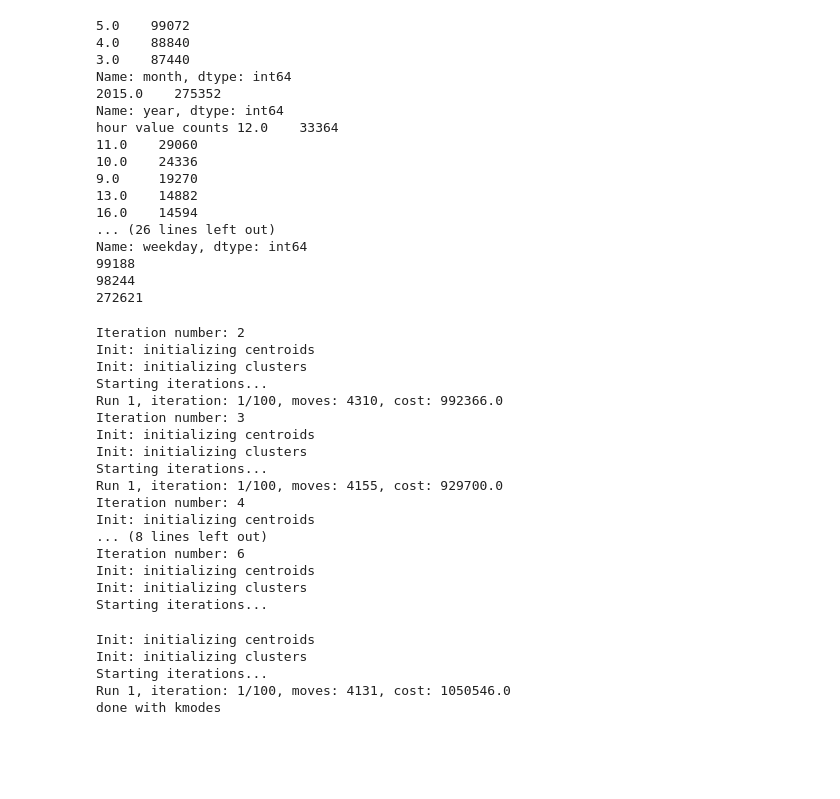
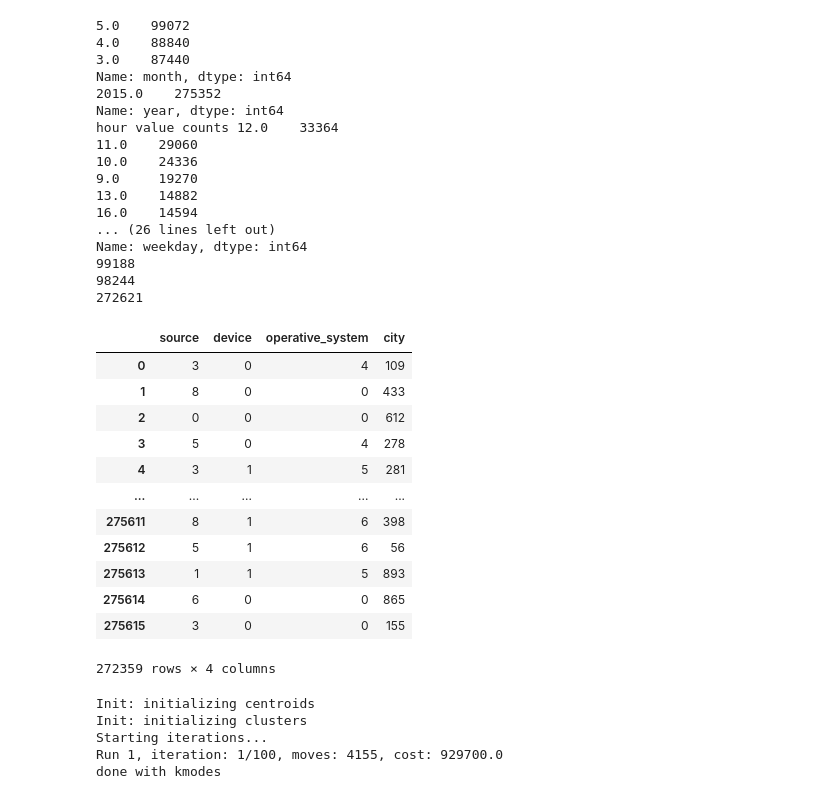
Before and after one commit to chiaracapuano/Capuano_Chiara_softwarePricing, a Jupyter notebook: Capuano_Chiara_softwarePricing.ipynb, the cells around one changed output. Cells and saved outputs as stored; diff of their text form; code cells hidden in the pictures; blank space fills up the shorter version.

```diff
--- a/Capuano_Chiara_softwarePricing.ipynb
+++ b/Capuano_Chiara_softwarePricing.ipynb
@@ -72,11 +72,28 @@ Name: weekday, dtype: int64
 # %%
 from sklearn import preprocessing
 df_enc = df.drop(columns=['test'])
 to_encode = ['source', 'device', 'operative_system', 'city']
 le = preprocessing.LabelEncoder()
 
-for i in to_encode:
-    df_enc[i] = le.fit_transform(df_enc[i])
+
+df_enc[to_encode].apply(le.fit_transform)
+
+#for i in to_encode:
+#    df_enc[i] = le.fit_transform(df_enc[i])
+# %% [output]
+|  | source | device | operative_system | city |
+| 0 | 3 | 0 | 4 | 109 |
+| 1 | 8 | 0 | 0 | 433 |
+| 2 | 0 | 0 | 0 | 612 |
+| 3 | 5 | 0 | 4 | 278 |
+| 4 | 3 | 1 | 5 | 281 |
+| ... | ... | ... | ... | ... |
+| 275611 | 8 | 1 | 6 | 398 |
+| 275612 | 5 | 1 | 6 | 56 |
+| 275613 | 1 | 1 | 5 | 893 |
+| 275614 | 6 | 0 | 0 | 865 |
+| 275615 | 3 | 0 | 0 | 155 |
+272359 rows × 4 columns
 # %%
 from kmodes.kmodes import KModes
 
@@ -93,24 +110,6 @@ import matplotlib.pyplot as plt
 
 plt.plot(y,cost)
 plt.show()
-# %% [output]
-Iteration number: 2
-Init: initializing centroids
-Init: initializing clusters
-Starting iterations...
-Run 1, iteration: 1/100, moves: 4310, cost: 992366.0
-Iteration number: 3
-Init: initializing centroids
-Init: initializing clusters
-Starting iterations...
-Run 1, iteration: 1/100, moves: 4155, cost: 929700.0
-Iteration number: 4
-Init: initializing centroids
-... (8 lines left out)
-Iteration number: 6
-Init: initializing centroids
-Init: initializing clusters
-Starting iterations...
 # %%
 #choose k=3
 km = KModes(n_clusters=3, n_init = 1, verbose=1)
@@ -121,6 +120,6 @@ print('done with kmodes')
 Init: initializing centroids
 Init: initializing clusters
 Starting iterations...
-Run 1, iteration: 1/100, moves: 4131, cost: 1050546.0
+Run 1, iteration: 1/100, moves: 4155, cost: 929700.0
 done with kmodes
 # %%
```
Also changed, not shown: parts of 3 cells of this notebook.
